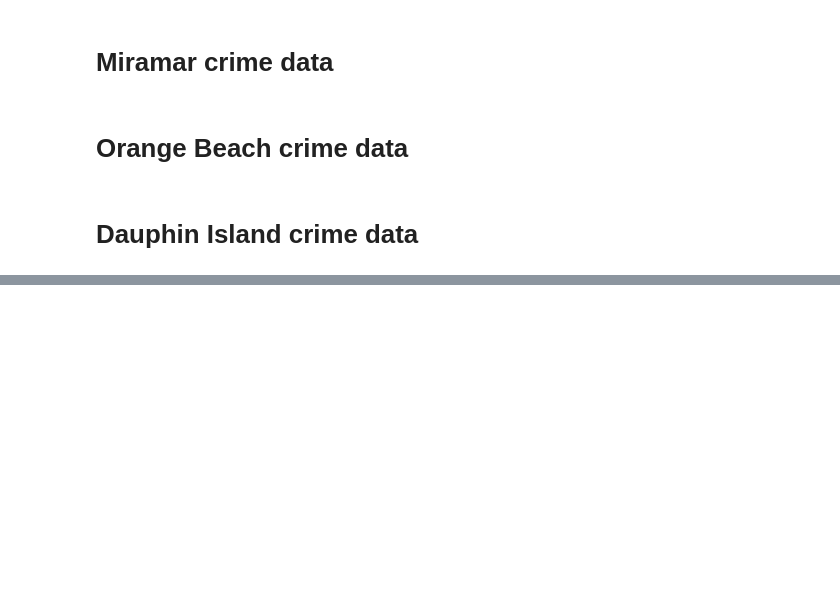
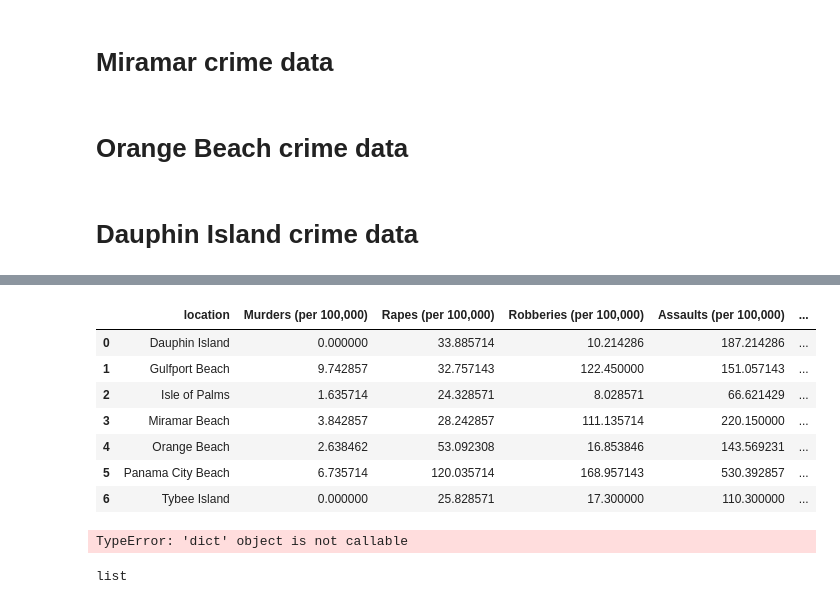
Before and after one commit to NSS-Full-Time-Data-Analytics-9/bwilhelm_capstone, a Jupyter notebook: scripts/crime_data.ipynb, the cells around one changed output, grey strips where cells are left out. Cells and saved outputs as stored; diff of their text form; code cells hidden in the pictures; blank space fills up the shorter version.

```diff
--- a/scripts/crime_data.ipynb
+++ b/scripts/crime_data.ipynb
@@ -387,0 +404,5 @@ all_crime_beaches['Arson'] = all_crime_beaches['Arson'].astype(int)
+# %%
+crimes_agg = all_crime_beaches.groupby(['location'])['Murders (per 100,000)', 'Rapes (per 100,000)', 'Robberies (per 100,000)',
+       'Assaults (per 100,000)', 'Burglaries (per 100,000)', 'Thefts (per 100,000)', 'Auto Thefts (per 100,000)',
+        'Arson (per 100,000)'].mean()
+crimes_agg
@@ -387,0 +419,37 @@ all_crime_beaches['Arson'] = all_crime_beaches['Arson'].astype(int)
+# %%
+no_murder = all_crime_beaches.loc[all_crime_beaches['Murders']==0].groupby(['location'])['Year'].count().to_frame().reset_index().rename(columns={'Year':'Years_No_Murder'})
+no_rape = all_crime_beaches.loc[all_crime_beaches['Rapes']==0].groupby(['location'])['Year'].count().to_frame().reset_index().rename(columns={'Year':'Years_No_Rape'})
+no_robberies = all_crime_beaches.loc[all_crime_beaches['Robberies']==0].groupby(['location'])['Year'].count().to_frame().reset_index().rename(columns={'Year':'Years_No_Robberies'})
+no_assaults = all_crime_beaches.loc[all_crime_beaches['Assaults']==0].groupby(['location'])['Year'].count().to_frame().reset_index().rename(columns={'Year':'Years_No_Assaults'})
+no_burglaries = all_crime_beaches.loc[all_crime_beaches['Burglaries']==0].groupby(['location'])['Year'].count().to_frame().reset_index().rename(columns={'Year':'Years_No_Burglaries'})
+no_thefts = all_crime_beaches.loc[all_crime_beaches['Thefts']==0].groupby(['location'])['Year'].count().to_frame().reset_index().rename(columns={'Year':'Years_No_Thefts'})
+no_auto_thefts = all_crime_beaches.loc[all_crime_beaches['Auto Thefts']==0].groupby(['location'])['Year'].count().to_frame().reset_index().rename(columns={'Year':'Years_No_Auto_Thefts'})
+no_arson = all_crime_beaches.loc[all_crime_beaches['Arson']==0].groupby(['location'])['Year'].count().to_frame().reset_index().rename(columns={'Year':'Years_No_Arson'})
+# %%
+crimes_agg = pd.merge(crimes_agg, no_murder,
+                        on='location', how='outer')
+crimes_agg = pd.merge(crimes_agg, no_rape,
+                        on='location', how='outer')
+crimes_agg = pd.merge(crimes_agg, no_robberies,
+                        on='location', how='outer')
+crimes_agg = pd.merge(crimes_agg, no_assaults,
+                        on='location', how='outer')
+crimes_agg = pd.merge(crimes_agg, no_burglaries,
+                        on='location', how='outer')
+crimes_agg = pd.merge(crimes_agg, no_thefts,
+                        on='location', how='outer')
+crimes_agg = pd.merge(crimes_agg, no_auto_thefts,
+                        on='location', how='outer')
+crimes_agg = pd.merge(crimes_agg, no_arson,
+                        on='location', how='outer')
+# %%
+crimes_agg
+# %% [output]
+|  | location | Murders (per 100,000) | Rapes (per 100,000) | Robberies (per 100,000) | Assaults (per 100,000) | ... |
+| 0 | Dauphin Island | 0.000000 | 33.885714 | 10.214286 | 187.214286 | ... |
+| 1 | Gulfport Beach | 9.742857 | 32.757143 | 122.450000 | 151.057143 | ... |
+| 2 | Isle of Palms | 1.635714 | 24.328571 | 8.028571 | 66.621429 | ... |
+| 3 | Miramar Beach | 3.842857 | 28.242857 | 111.135714 | 220.150000 | ... |
+| 4 | Orange Beach | 2.638462 | 53.092308 | 16.853846 | 143.569231 | ... |
+| 5 | Panama City Beach | 6.735714 | 120.035714 | 168.957143 | 530.392857 | ... |
+| 6 | Tybee Island | 0.000000 | 25.828571 | 17.300000 | 110.300000 | ... |
@@ -387,0 +475,10 @@ all_crime_beaches['Arson'] = all_crime_beaches['Arson'].astype(int)
+# %%
+pd.DataFrame({'location': loc, 'murder_rank': murder, 'rapes_rank': rapes, 'robberies_rank': robberies,
+             'assaults_rank': assaults, 'burglaries_rank': burglaries, 'thefts_rank': thefts,
+             'auto_thefts_rank': auto_thefts, 'arson_rank': arson})
+# %% [output]
+TypeError: 'dict' object is not callable
+# %%
+type(thefts)
+# %% [output]
+list
```
Also changed, not shown: parts of 50 cells of this notebook.
